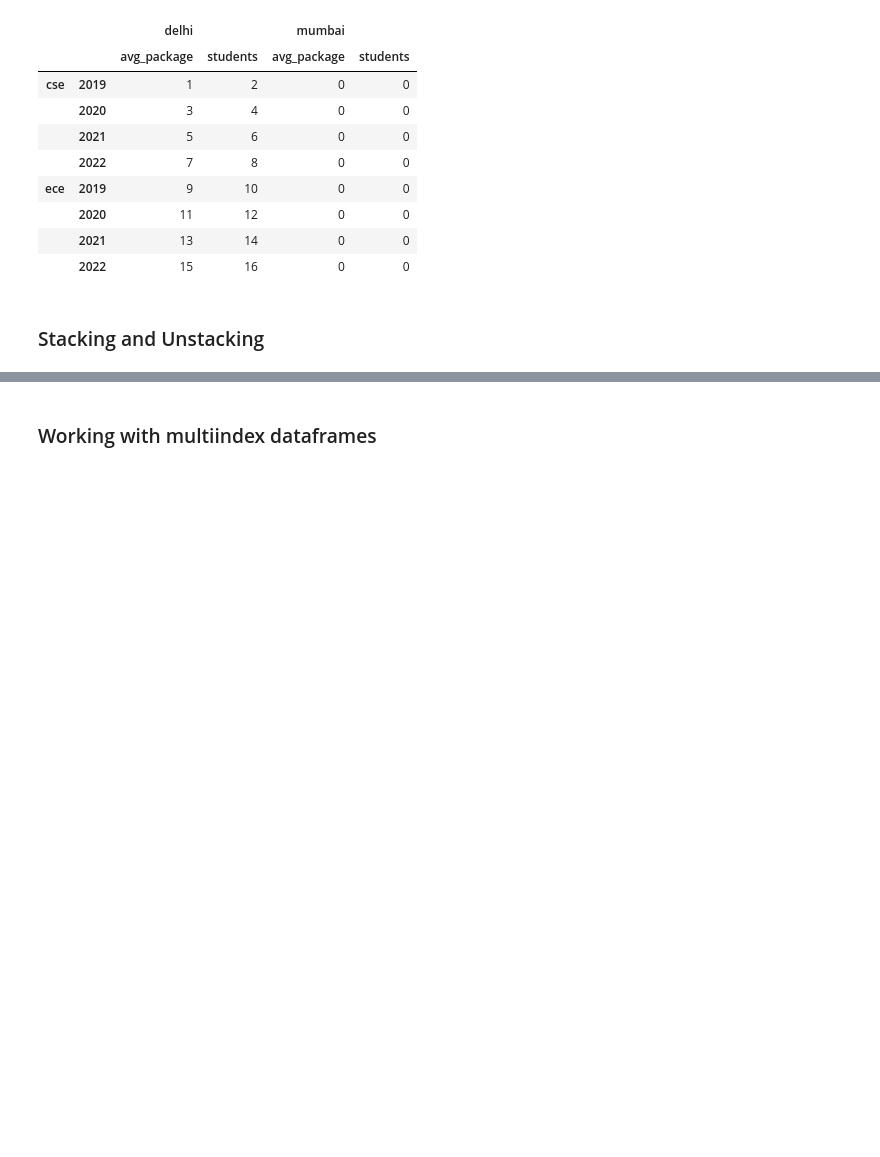
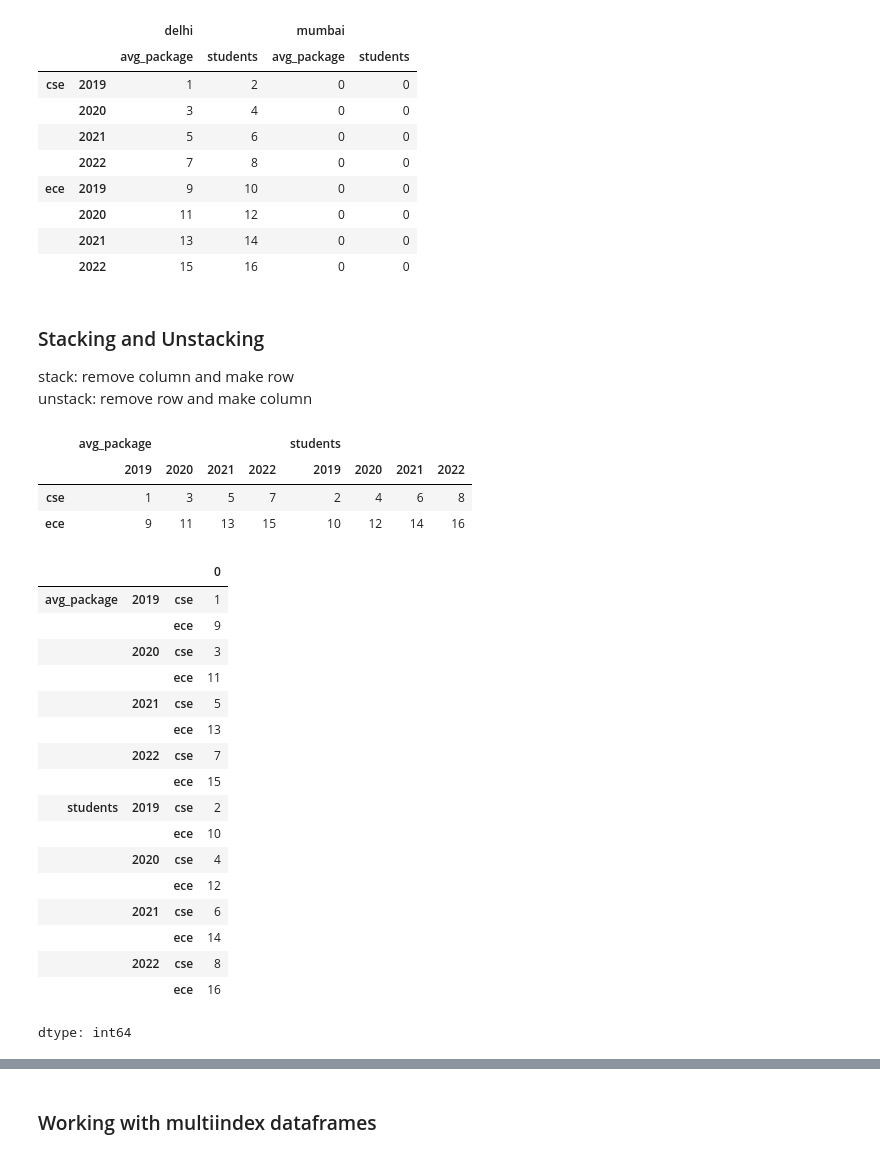
Before and after one commit to therudradev/Python_Programming, a Jupyter notebook: session_21_multiindex_objects.ipynb, the cells around one changed output, grey strips where cells are left out. Saved outputs shown, nothing was run; the diff lists cells and outputs as text; code cells hidden in the pictures; blank space fills up the shorter version.

```diff
--- a/session_21_multiindex_objects.ipynb
+++ b/session_21_multiindex_objects.ipynb
@@ -201,5 +210,37 @@ branch_df3
 |  | 2020 | 11 | 12 | 0 | 0 |
 |  | 2021 | 13 | 14 | 0 | 0 |
 |  | 2022 | 15 | 16 | 0 | 0 |
-# %% [markdown]
-### Stacking and Unstacking
+# %% [markdown]
+### Stacking and Unstacking
+
+stack: remove column and make row <br>
+unstack: remove row and make column
+# %%
+# unstack on multi-index on column
+branch_df1.unstack()
+# %% [output]
+|  | avg_package |  |  |  | students |  |  |  |
+|  | 2019 | 2020 | 2021 | 2022 | 2019 | 2020 | 2021 | 2022 |
+| cse | 1 | 3 | 5 | 7 | 2 | 4 | 6 | 8 |
+| ece | 9 | 11 | 13 | 15 | 10 | 12 | 14 | 16 |
+# %%
+branch_df1.unstack().unstack()  #now its become a series
+# %% [output]
+|  |  |  | 0 |
+| avg_package | 2019 | cse | 1 |
+|  |  | ece | 9 |
+|  | 2020 | cse | 3 |
+|  |  | ece | 11 |
+|  | 2021 | cse | 5 |
+|  |  | ece | 13 |
+|  | 2022 | cse | 7 |
+|  |  | ece | 15 |
+| students | 2019 | cse | 2 |
+|  |  | ece | 10 |
+|  | 2020 | cse | 4 |
+|  |  | ece | 12 |
+|  | 2021 | cse | 6 |
+|  |  | ece | 14 |
+|  | 2022 | cse | 8 |
+|  |  | ece | 16 |
+dtype: int64
```
Also changed, not shown: parts of 33 cells of this notebook.
